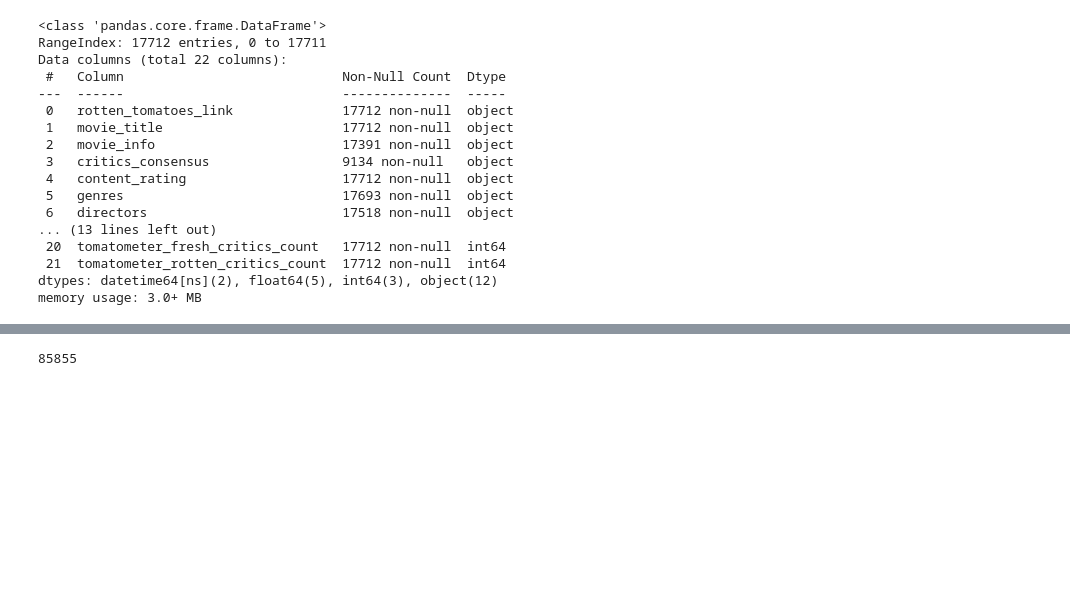
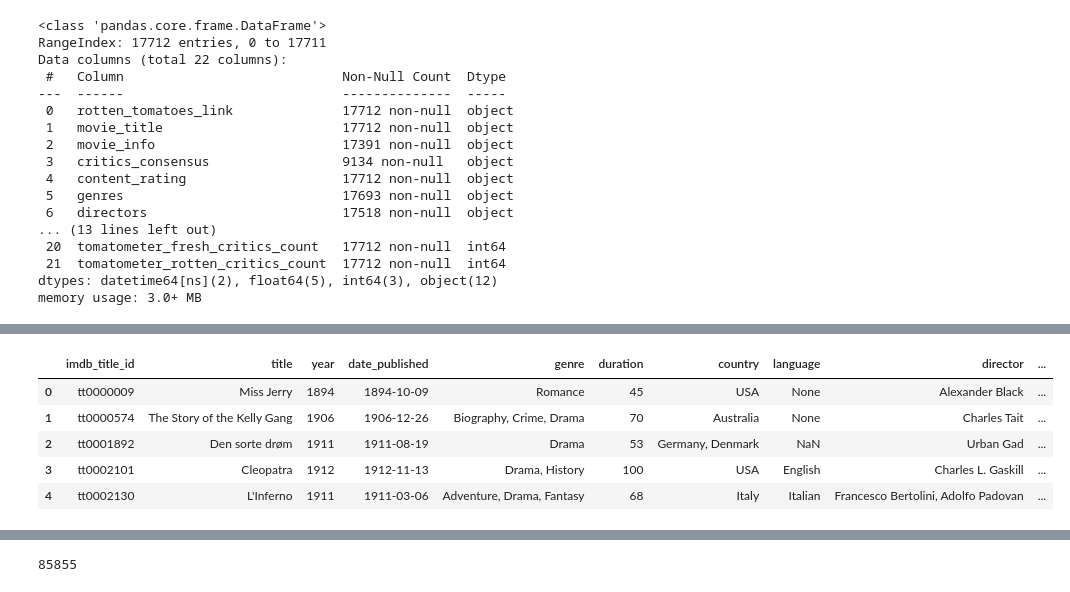
Before and after one commit to tnnixon/project2, a Jupyter notebook: Combined_Project2 _updated.ipynb, the cells around one changed output, grey strips where cells are left out. Cells and saved outputs as stored; diff of their text form; code cells hidden in the pictures; blank space fills up the shorter version.

```diff
--- a/Combined_Project2 _updated.ipynb
+++ b/Combined_Project2 _updated.ipynb
@@ -288,0 +280,11 @@ merged_movies.head(20)
+# %%
+temp_imdb = IMDB_movies.drop(columns=['title'])
+temp_imdb = temp_imdb.rename(columns = {'original_title':'title'})
+temp_imdb.head()
+# %% [output]
+|  | imdb_title_id | title | year | date_published | genre | duration | country | language | director | ... |
+| 0 | tt0000009 | Miss Jerry | 1894 | 1894-10-09 | Romance | 45 | USA | None | Alexander Black | ... |
+| 1 | tt0000574 | The Story of the Kelly Gang | 1906 | 1906-12-26 | Biography, Crime, Drama | 70 | Australia | None | Charles Tait | ... |
+| 2 | tt0001892 | Den sorte drøm | 1911 | 1911-08-19 | Drama | 53 | Germany, Denmark | NaN | Urban Gad | ... |
+| 3 | tt0002101 | Cleopatra | 1912 | 1912-11-13 | Drama, History | 100 | USA | English | Charles L. Gaskill | ... |
+| 4 | tt0002130 | L'Inferno | 1911 | 1911-03-06 | Adventure, Drama, Fantasy | 68 | Italy | Italian | Francesco Bertolini, Adolfo Padovan | ... |
```
Also changed, not shown: parts of 17 cells of this notebook, 12 other files.
